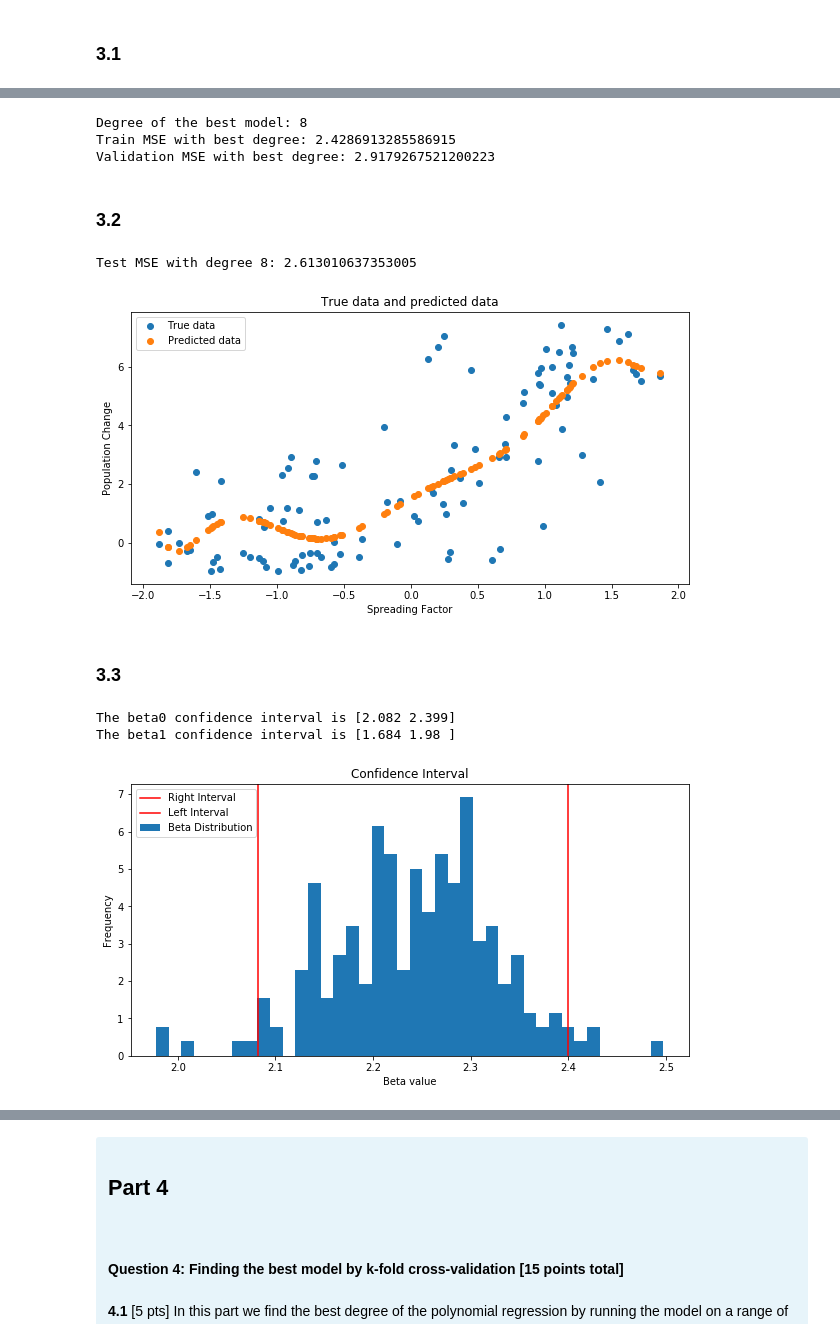
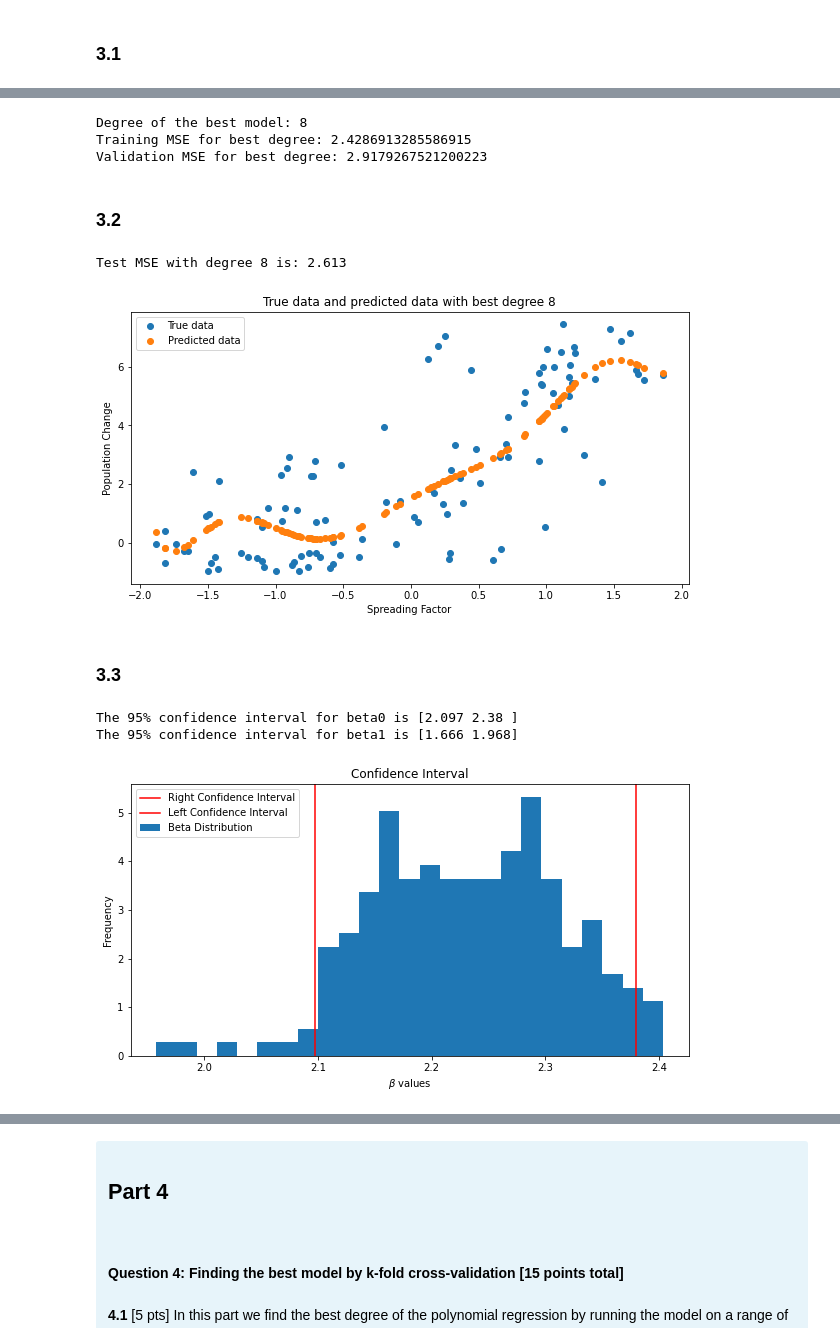
Before and after one commit to Wangsherpa/homeworks, a Jupyter notebook: Homework-2/ai1_c1_homework2_students.ipynb, the cells around one changed output, grey strips where cells are left out. Cells and saved outputs as stored; diff of their text form; code cells hidden in the pictures.

```diff
--- a/Homework-2/ai1_c1_homework2_students.ipynb
+++ b/Homework-2/ai1_c1_homework2_students.ipynb
@@ -366,12 +349,12 @@ The best degree that has the lowest validation mse is: [8]
 # To do this find the degree that gives the lowest MSE.
 # your code here
 print(f"Degree of the best model: {best_degree[0]}")
-print(f"Train MSE with best degree: {train_error[best_degree[0]-1]}")
-print(f"Validation MSE with best degree: {validation_error[best_degree[0]-1]}")
+print(f"Training MSE for best degree: {training_error[best_degree[0]-1]}")
+print(f"Validation MSE for best degree: {validation_error[best_degree[0]-1]}")
 # %% [output]
 Degree of the best model: 8
-Train MSE with best degree: 2.4286913285586915
-Validation MSE with best degree: 2.9179267521200223
+Training MSE for best degree: 2.4286913285586915
+Validation MSE for best degree: 2.9179267521200223
 # %% [markdown]
 ### 3.2
 # %%
@@ -396,21 +381,21 @@ y_preds = poly_reg.predict(x_test_poly)
 test_mse = mean_squared_error(y_test, y_preds)
 
 # print test mse
-print(f"Test MSE with degree 8: {test_mse}")
+print(f"Test MSE with degree 8 is: {test_mse:.3f}")
 # %% [output]
-Test MSE with degree 8: 2.613010637353005
+Test MSE with degree 8 is: 2.613
 # %%
 # plot true data and predicted data
 plt.figure(figsize=(10, 5))
 plt.scatter(x_test, y_test, label="True data")
 plt.scatter(x_test, y_preds, label="Predicted data")
-plt.title("True data and predicted data")
+plt.title("True data and predicted data with best degree 8")
 plt.xlabel("Spreading Factor")
 plt.ylabel("Population Change")
 plt.legend()
 plt.show()
 # %% [output]
-[figure, old version]
+[figure, new version]
 # %% [markdown]
 ### 3.3
 # %%
@@ -448,28 +433,28 @@ beta0_ci = (np.percentile(beta0_list, 2.5), np.percentile(beta0_list, 97.5))
 beta1_ci = (np.percentile(beta1_list, 2.5), np.percentile(beta1_list, 97.5))
 
 # display confidence intervals
-print(f"The beta0 confidence interval is {np.round(beta0_ci, 3)}")
-print(f"The beta1 confidence interval is {np.round(beta1_ci, 3)}")
+print(f"The 95% confidence interval for beta0 is {np.round(beta0_ci, 3)}")
+print(f"The 95% confidence interval for beta1 is {np.round(beta1_ci, 3)}")
 # %% [output]
-The beta0 confidence interval is [2.082 2.399]
-The beta1 confidence interval is [1.684 1.98 ]
+The 95% confidence interval for beta0 is [2.097 2.38 ]
+The 95% confidence interval for beta1 is [1.666 1.968]
 # %%
 # function to plot CI
 def plot_ci(beta_list, conf):
     plt.figure(figsize=(10, 5))
-    plt.hist(beta_list, bins=40, label = "Beta Distribution", density=True)
-    plt.axvline(conf[0], color='red', label="Right Interval")
-    plt.axvline(conf[1], color='red', label="Left Interval")
-    plt.xlabel("Beta value")
+    plt.hist(beta_list, bins=25, label = "Beta Distribution", density=True)
+    plt.axvline(conf[0], color='red', label="Right Confidence Interval")
+    plt.axvline(conf[1], color='red', label="Left Confidence Interval")
+    plt.xlabel(r"$\beta$ values")
     plt.ylabel("Frequency")
     plt.title("Confidence Interval")
     plt.legend()
     plt.show()
 
 # plot beta0 distribution and confidence intervals
 plot_ci(beta0_list, beta0_ci)
 # %% [output]
-[figure, old version]
+[figure, new version]
 # %%
 # plot beta1 distribution and confidence intervals
 plot_ci(beta1_list, beta1_ci)
```
Also changed, not shown: parts of 37 cells of this notebook.
